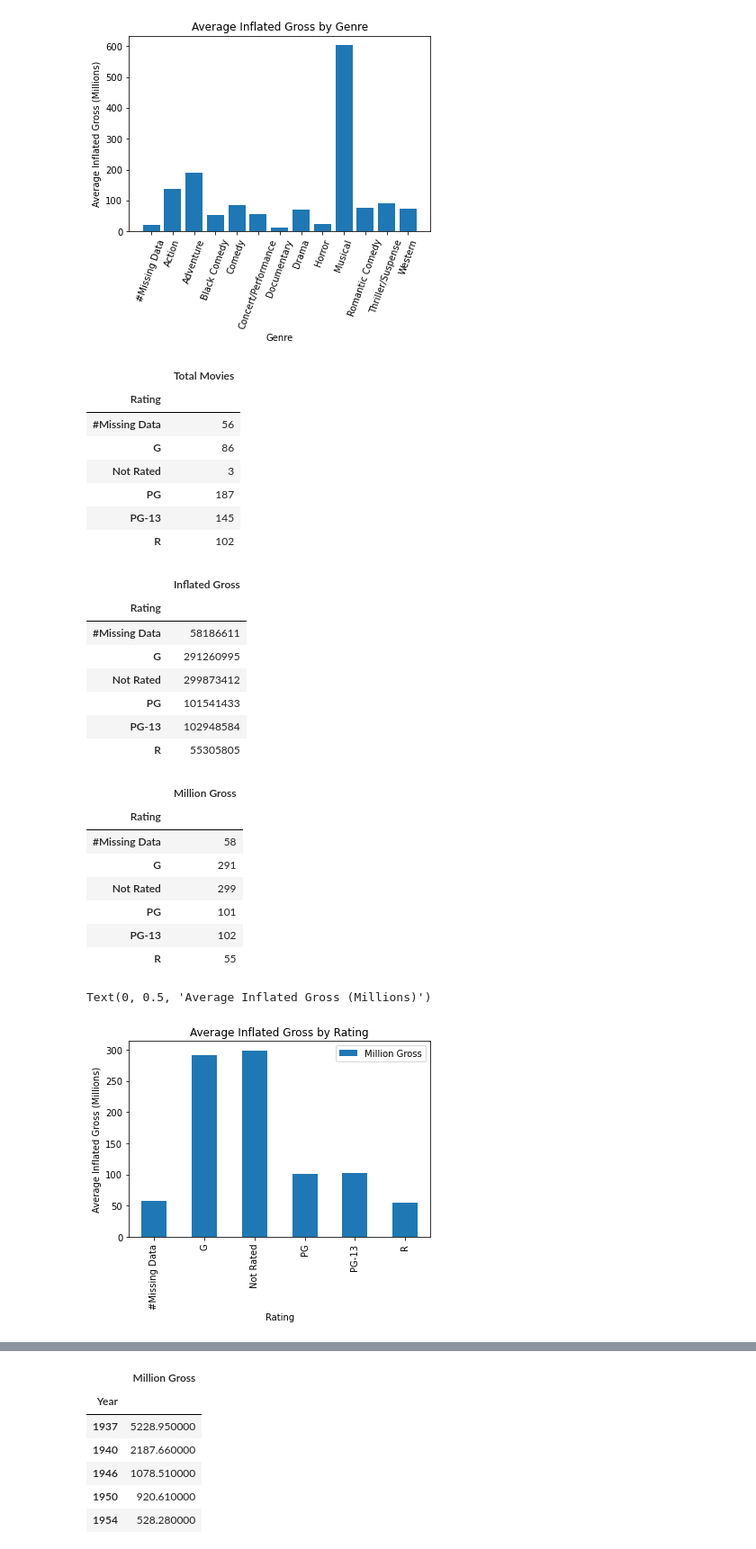
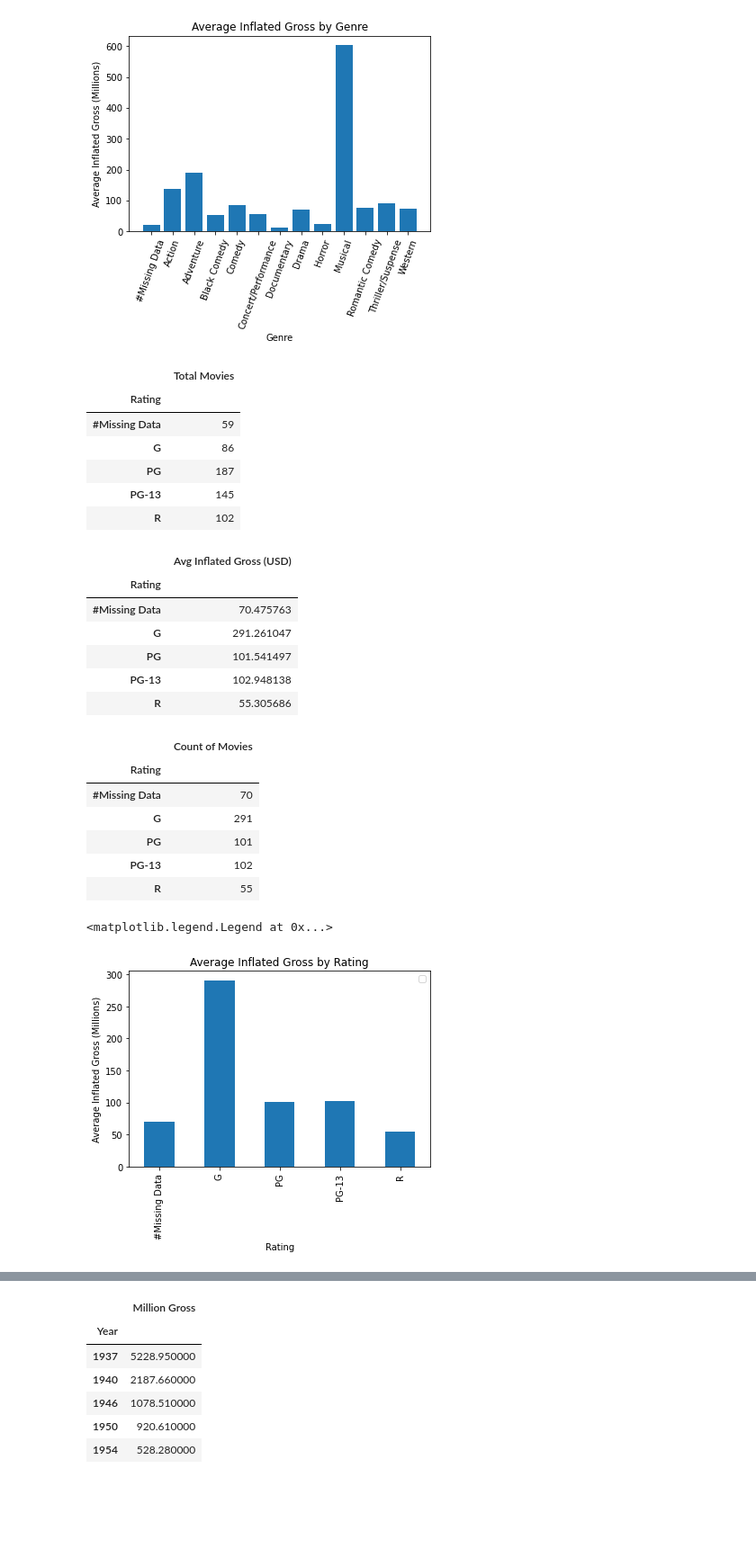
Before and after one commit to Gujaratigirl/butler-groupB-project1, a Jupyter notebook: Disney.ipynb, the cells around one changed output, grey strips where cells are left out. Shown at 90% size. Saved outputs shown, nothing was run; the diff lists cells and outputs as text; code cells hidden in the pictures; blank space fills up the shorter version.

Commit message:
Added slides and new data

```diff
--- a/Disney.ipynb
+++ b/Disney.ipynb
@@ -90,6 +95,7 @@ dtype: int64
 #not working how I think it should!!
 disney_df['Rating'] = disney_df['Rating'].fillna('#Missing Data')
 disney_df['Genre'] = disney_df['Genre'].fillna('#Missing Data')
+disney_df['Rating'] = disney_df['Rating'].replace('Not Rated', '#Missing Data')
 #blank_genre_df = pd.DataFrame(disney_df[disney_df['Rating'] == '0'])
 
 #blank_genre_df
@@ -108,3 +114,7 @@ disney_df
 | 577 | Moana | 2016-11-23 | Adventure | PG | 246082029 | 246082029 | 2016 | 11 | 246.08 |
 | 578 | Rogue One: A Star Wars Story | 2016-12-16 | Adventure | PG-13 | 529483936 | 529483936 | 2016 | 12 | 529.48 |
 579 rows × 9 columns
+# %%
+disney_df['Year'] = disney_df['Year'].astype('int64')
+disney_1970_df = pd.DataFrame(disney_df[disney_df['Year'] >= 1970])
+disney_1970_df
@@ -357,50 +381,48 @@ avg_gross_per_rating
 # %% [output]
 |  | Total Movies |
 | Rating |  |
-| #Missing Data | 56 |
+| #Missing Data | 59 |
 | G | 86 |
-| Not Rated | 3 |
 | PG | 187 |
 | PG-13 | 145 |
 | R | 102 |
 # %%
 # Group rating with average inflated gross
-avg_rating_clean = pd.DataFrame(disney_df.groupby('Rating').mean()['Inflated Gross'])
-avg_rating_clean['Inflated Gross'] = avg_rating_clean['Inflated Gross'].astype('int64')
-
+avg_rating_clean = pd.DataFrame(disney_df.groupby('Rating').mean()['Million Gross'])
+#avg_rating_clean['Inflated Gross'] = avg_rating_clean['Inflated Gross'].astype('int64')
+avg_rating_clean = avg_rating_clean.rename(columns={'Million Gross': 'Avg Inflated Gross (USD)'})
 #avg_rating_clean = round((avg_rating),1)
 avg_rating_clean
 # %% [output]
-|  | Inflated Gross |
+|  | Avg Inflated Gross (USD) |
 | Rating |  |
-| #Missing Data | 58186611 |
-| G | 291260995 |
-| Not Rated | 299873412 |
-| PG | 101541433 |
-| PG-13 | 102948584 |
-| R | 55305805 |
+| #Missing Data | 70.475763 |
+| G | 291.261047 |
+| PG | 101.541497 |
+| PG-13 | 102.948138 |
+| R | 55.305686 |
 # %%
 # Group rating with average inflated gross
 avg_rating_clean = pd.DataFrame(disney_df.groupby('Rating').mean()['Million Gross'])
 avg_rating_clean['Million Gross'] = avg_rating_clean['Million Gross'].astype('int64')
-
+avg_rating_clean = avg_rating_clean.rename(columns={'Million Gross': 'Count of Movies'})
 #avg_rating_clean = round((avg_rating),1)
 avg_rating_clean
 # %% [output]
-|  | Million Gross |
+|  | Count of Movies |
 | Rating |  |
-| #Missing Data | 58 |
+| #Missing Data | 70 |
 | G | 291 |
-| Not Rated | 299 |
 | PG | 101 |
 | PG-13 | 102 |
 | R | 55 |
 # %%
 #Bar Graph   Rating vs Inflated Gross
 avg_rating_clean.plot.bar()
 plt.title('Average Inflated Gross by Rating')
 plt.xlabel('Rating')
 plt.ylabel('Average Inflated Gross (Millions)')
+plt.legend([])
 # %% [output]
-Text(0, 0.5, 'Average Inflated Gross (Millions)')
+<matplotlib.legend.Legend at 0x...>
-[figure, old version]
+[figure, new version]
```
Also changed, not shown: parts of 14 cells of this notebook, 1 other file.
